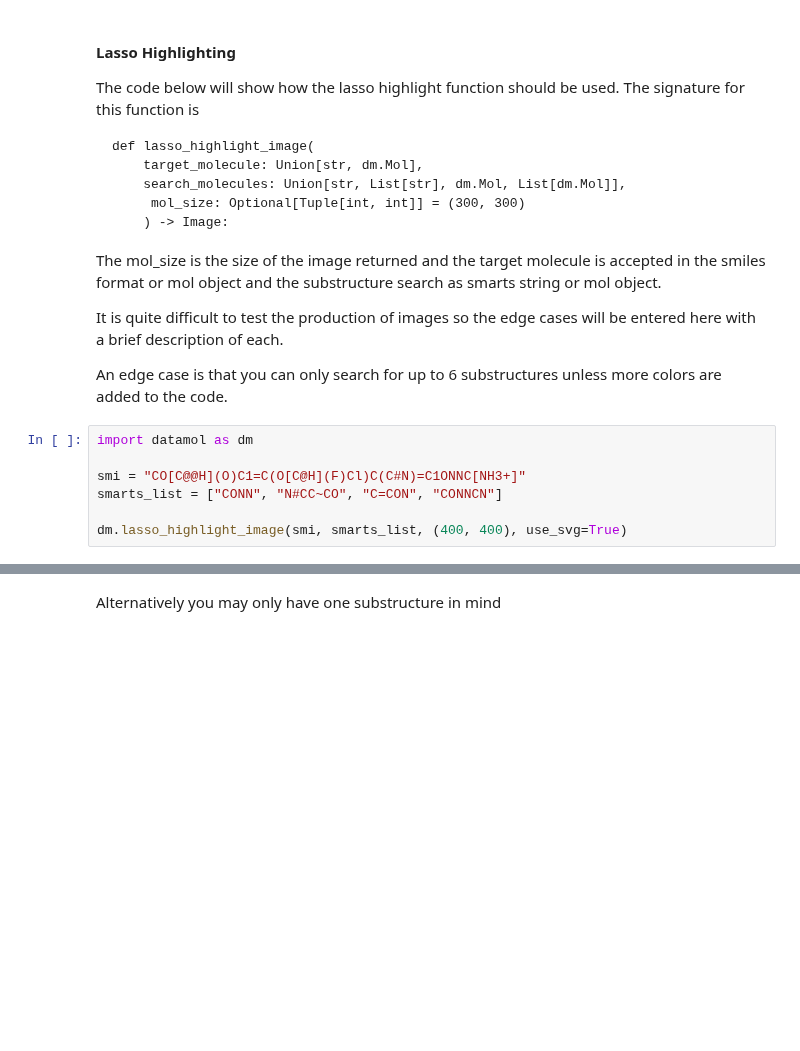
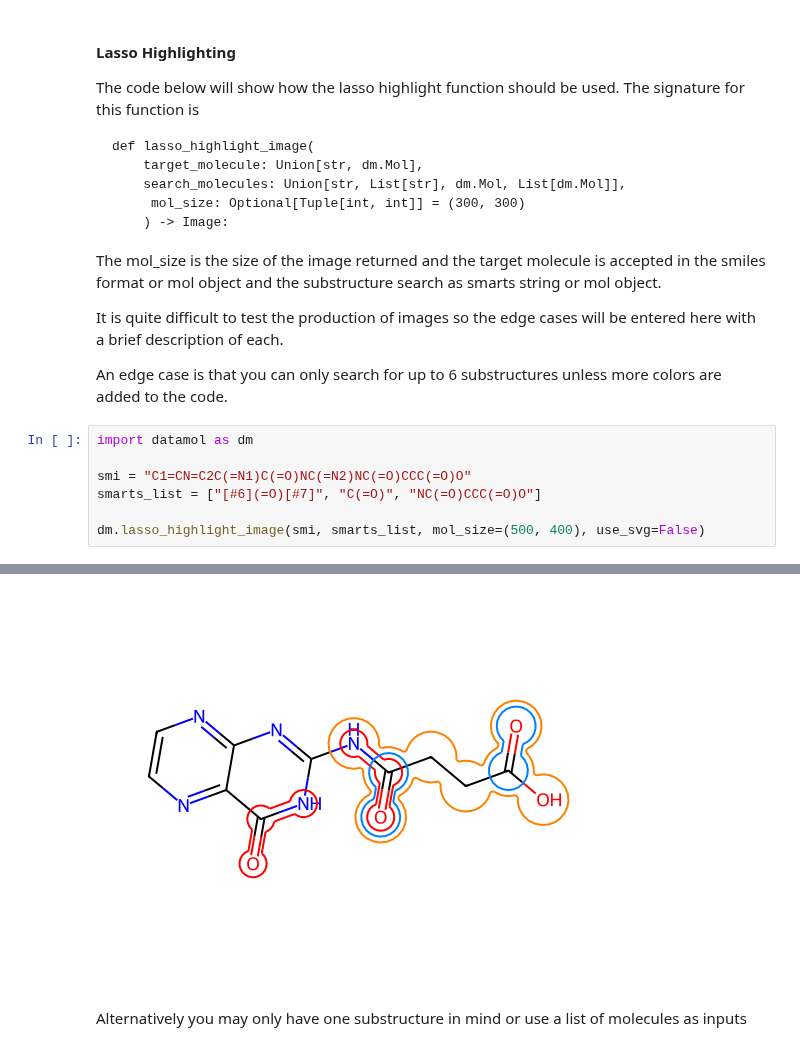
Before and after one commit to datamol-io/datamol, a Jupyter notebook: docs/tutorials/Visualization.ipynb, the cells around one changed output, grey strips where cells are left out. Saved outputs shown, nothing was run; the diff lists cells and outputs as text; blank space fills up the shorter version.

Commit message:
make color consistent across query, rather than per image. Also ugly fix of up shifting when legend is present

```diff
--- a/docs/tutorials/Visualization.ipynb
+++ b/docs/tutorials/Visualization.ipynb
@@ -51,8 +51,8 @@ An edge case is that you can only search for up to 6 substructures unless more c
 # %%
 import datamol as dm
 
-smi = "CO[C@@H](O)C1=C(O[C@H](F)Cl)C(C#N)=C1ONNC[NH3+]"
-smarts_list = ["CONN", "N#CC~CO", "C=CON", "CONNCN"]
+smi = "C1=CN=C2C(=N1)C(=O)NC(=N2)NC(=O)CCC(=O)O"
+smarts_list = ["[#6](=O)[#7]", "C(=O)", "NC(=O)CCC(=O)O"]
 
-dm.lasso_highlight_image(smi, smarts_list, (400, 400), use_svg=True)
+dm.lasso_highlight_image(smi, smarts_list, mol_size=(500, 400), use_svg=False)
 # %% [output]
@@ -60,3 +59,4 @@ dm.lasso_highlight_image(smi, smarts_list, (400, 400), use_svg=True)
+[figure, added]
 # %% [markdown]
-Alternatively you may only have one substructure in mind
+Alternatively you may only have one substructure in mind or use a list of molecules as inputs
 # %%
```
Also changed, not shown: parts of 3 cells of this notebook, 1 other file.
